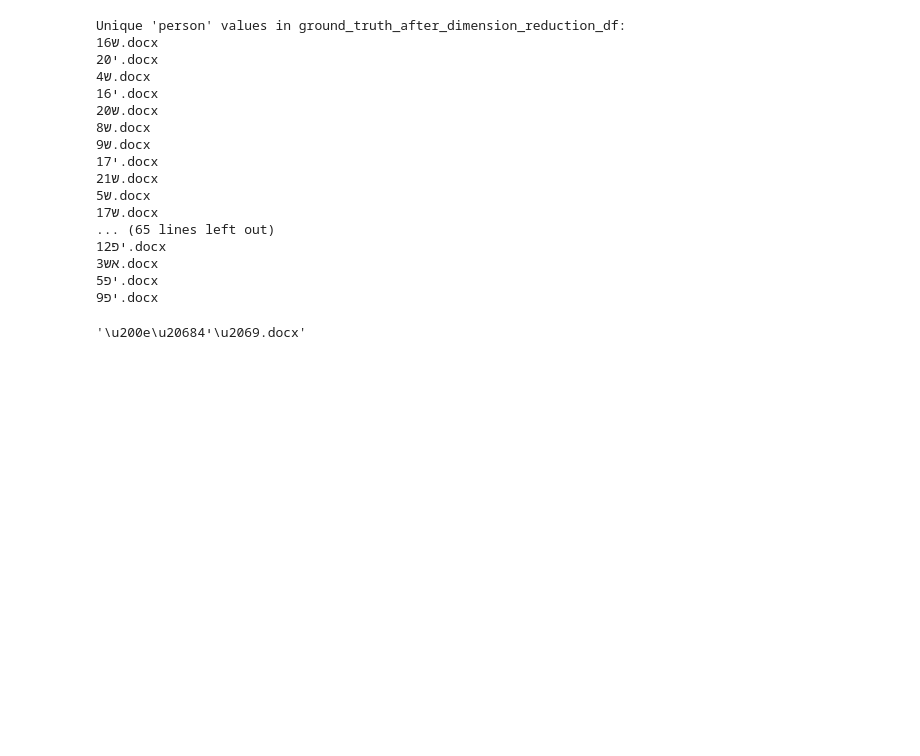
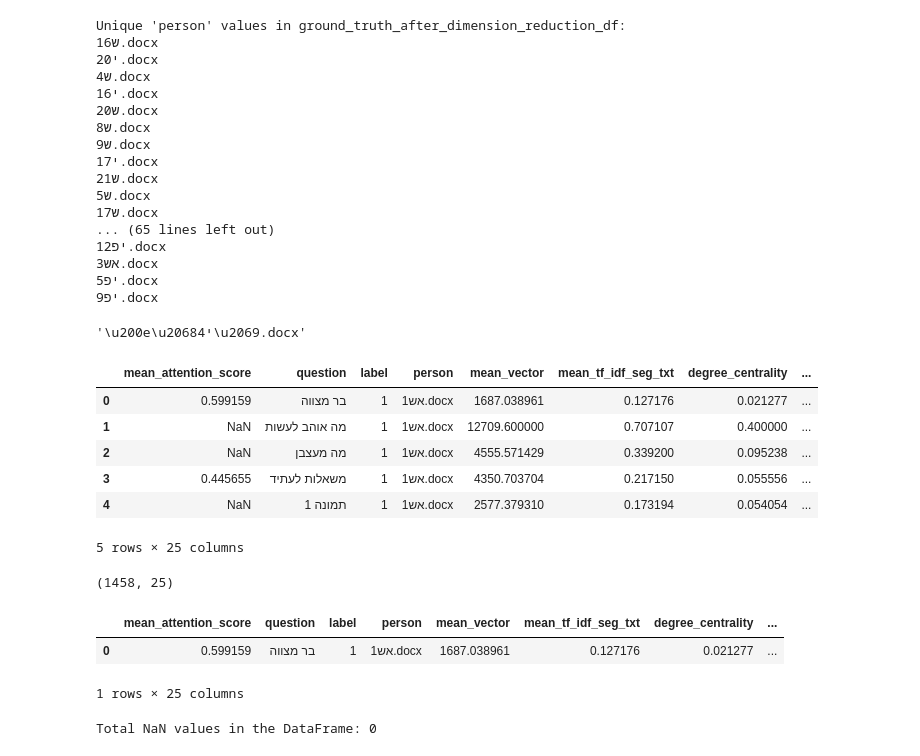
Before and after one commit to royzohar2/Schizophrenic_Speech, a Jupyter notebook: notebooks/pre_process.ipynb, the cells around one changed output. Cells and saved outputs as stored; diff of their text form; code cells hidden in the pictures; blank space fills up the shorter version.

Commit message:
feature extraction and analysis yap + create file feature df

```diff
--- a/notebooks/pre_process.ipynb
+++ b/notebooks/pre_process.ipynb
@@ -340,3 +355,54 @@ Unique 'person' values in ground_truth_after_dimension_reduction_df:
 tf_idf_df_filtered.loc[~tf_idf_df_filtered["person"].isin(ground_truth_after_dimension_reduction_df['person'])]['person'].iloc[0]
 # %% [output]
 '\u200e\u2068י4\u2069.docx'
+# %%
+# Merge the first two DataFrames with an outer join on 'person', 'label', and 'question'
+final_merged_df = pd.merge(scores_per_sentence_df_filtered, word_pred_llm_df, on=['person', 'label', 'question'], how='outer')
+
+final_merged_df = pd.merge(final_merged_df, tf_idf_df_filtered, on=['person', 'label', 'question'], how='outer')
+
+final_merged_df = pd.merge(final_merged_df, yap_df, on=['person', 'label', 'question'], how='outer')
+
+final_merged_df.replace({'\u200e\u2068י4\u2069.docx':'י4.docx'} , inplace=True)
+final_merged_df = pd.merge(final_merged_df, ground_truth_after_dimension_reduction_df, on=['person', 'label'] , how='outer')
+
+
+# Display the result
+final_merged_df.head()
+# %% [output]
+|  | mean_attention_score | question | label | person | mean_vector | mean_tf_idf_seg_txt | degree_centrality | ... |
+| 0 | 0.599159 | בר מצווה | 1 | אש1.docx | 1687.038961 | 0.127176 | 0.021277 | ... |
+| 1 | NaN | מה אוהב לעשות | 1 | אש1.docx | 12709.600000 | 0.707107 | 0.400000 | ... |
+| 2 | NaN | מה מעצבן | 1 | אש1.docx | 4555.571429 | 0.339200 | 0.095238 | ... |
+| 3 | 0.445655 | משאלות לעתיד | 1 | אש1.docx | 4350.703704 | 0.217150 | 0.055556 | ... |
+| 4 | NaN | תמונה 1 | 1 | אש1.docx | 2577.379310 | 0.173194 | 0.054054 | ... |
+5 rows × 25 columns
+# %%
+final_merged_df.shape
+# %% [output]
+(1458, 25)
+# %%
+# all the person + question that in empty_or_null_answers remove from final_merged_df
+# Extract 'person' and 'question' pairs from empty_or_null_answers
+pairs_to_remove = empty_or_null_answers[['person', 'question']]
+
+# Merge the pairs to remove with final_merged_df to get rows to exclude
+filtered_final_merged_df = final_merged_df.merge(pairs_to_remove, on=['person', 'question'], how='left', indicator=True)
+
+# Filter out rows where the merge indicator is 'both', meaning the pair is in empty_or_null_answers
+filtered_final_merged_df = filtered_final_merged_df[filtered_final_merged_df['_merge'] == 'left_only'].drop(columns='_merge')
+
+# Display the filtered DataFrame
+filtered_final_merged_df.head(1)
+# %% [output]
+|  | mean_attention_score | question | label | person | mean_vector | mean_tf_idf_seg_txt | degree_centrality | ... |
+| 0 | 0.599159 | בר מצווה | 1 | אש1.docx | 1687.038961 | 0.127176 | 0.021277 | ... |
+1 rows × 25 columns
+# %%
+# Total NaN values in the entire DataFrame
+total_nulls = filtered_final_merged_df.isnull().sum().sum()
+
+# Display the total count of NaN values
+print(f"Total NaN values in the DataFrame: {total_nulls}")
+# %% [output]
+Total NaN values in the DataFrame: 0
```
Also changed, not shown: parts of 35 cells of this notebook, 1 other file.
